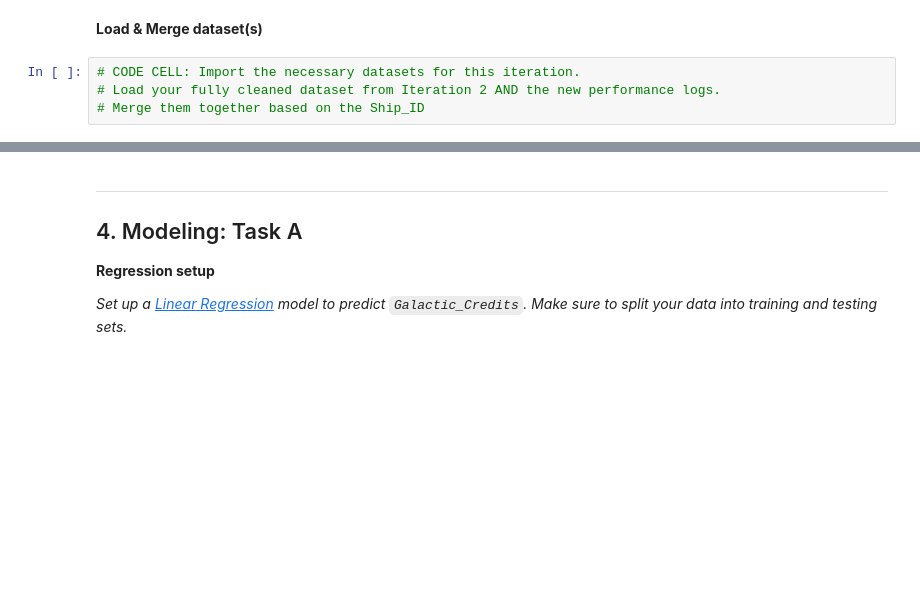
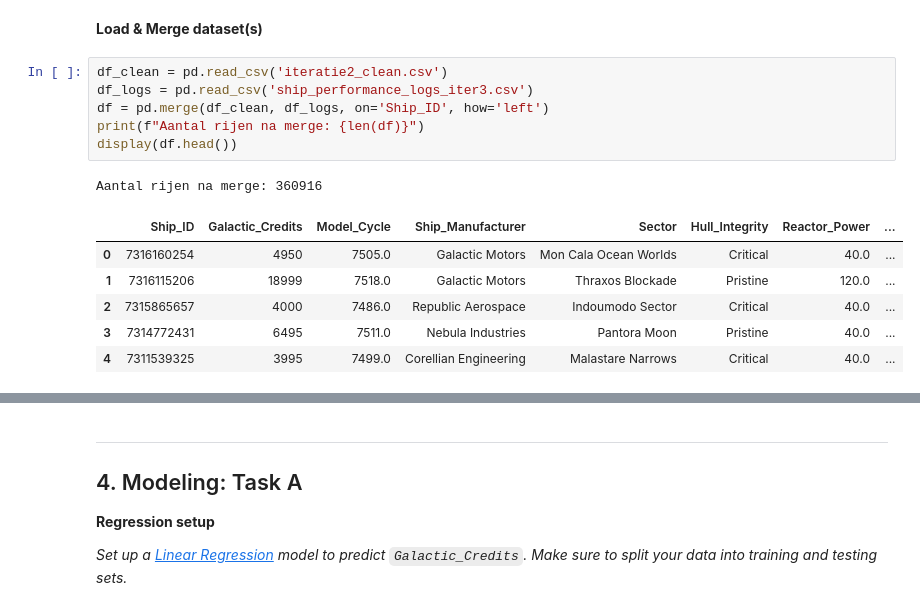
Before and after one commit to AchrafEAE/DDD, a Jupyter notebook: herkansing/iteratie3 herkansing.ipynb, the cells around one changed output, grey strips where cells are left out. Drawn from its saved outputs; the diff is of its cells as text; blank space fills up the shorter version.

```diff
--- a/herkansing/iteratie3 herkansing.ipynb
+++ b/herkansing/iteratie3 herkansing.ipynb
@@ -22,9 +35,19 @@
 # %% [markdown]
 **Load & Merge dataset(s)**
 # %%
-# CODE CELL: Import the necessary datasets for this iteration.
-# Load your fully cleaned dataset from Iteration 2 AND the new performance logs.
-# Merge them together based on the Ship_ID
+df_clean = pd.read_csv('iteratie2_clean.csv')
+df_logs = pd.read_csv('ship_performance_logs_iter3.csv')
+df = pd.merge(df_clean, df_logs, on='Ship_ID', how='left')
+print(f"Aantal rijen na merge: {len(df)}")
+display(df.head())
+# %% [output]
+Aantal rijen na merge: 360916
+|  | Ship_ID | Galactic_Credits | Model_Cycle | Ship_Manufacturer | Sector | Hull_Integrity | Reactor_Power | ... |
+| 0 | 7316160254 | 4950 | 7505.0 | Galactic Motors | Mon Cala Ocean Worlds | Critical | 40.0 | ... |
+| 1 | 7316115206 | 18999 | 7518.0 | Galactic Motors | Thraxos Blockade | Pristine | 120.0 | ... |
+| 2 | 7315865657 | 4000 | 7486.0 | Republic Aerospace | Indoumodo Sector | Critical | 40.0 | ... |
+| 3 | 7314772431 | 6495 | 7511.0 | Nebula Industries | Pantora Moon | Pristine | 40.0 | ... |
+| 4 | 7311539325 | 3995 | 7499.0 | Corellian Engineering | Malastare Narrows | Critical | 40.0 | ... |
 # %% [markdown]
 ---
 
```
Also changed, not shown: parts of 11 cells of this notebook.
